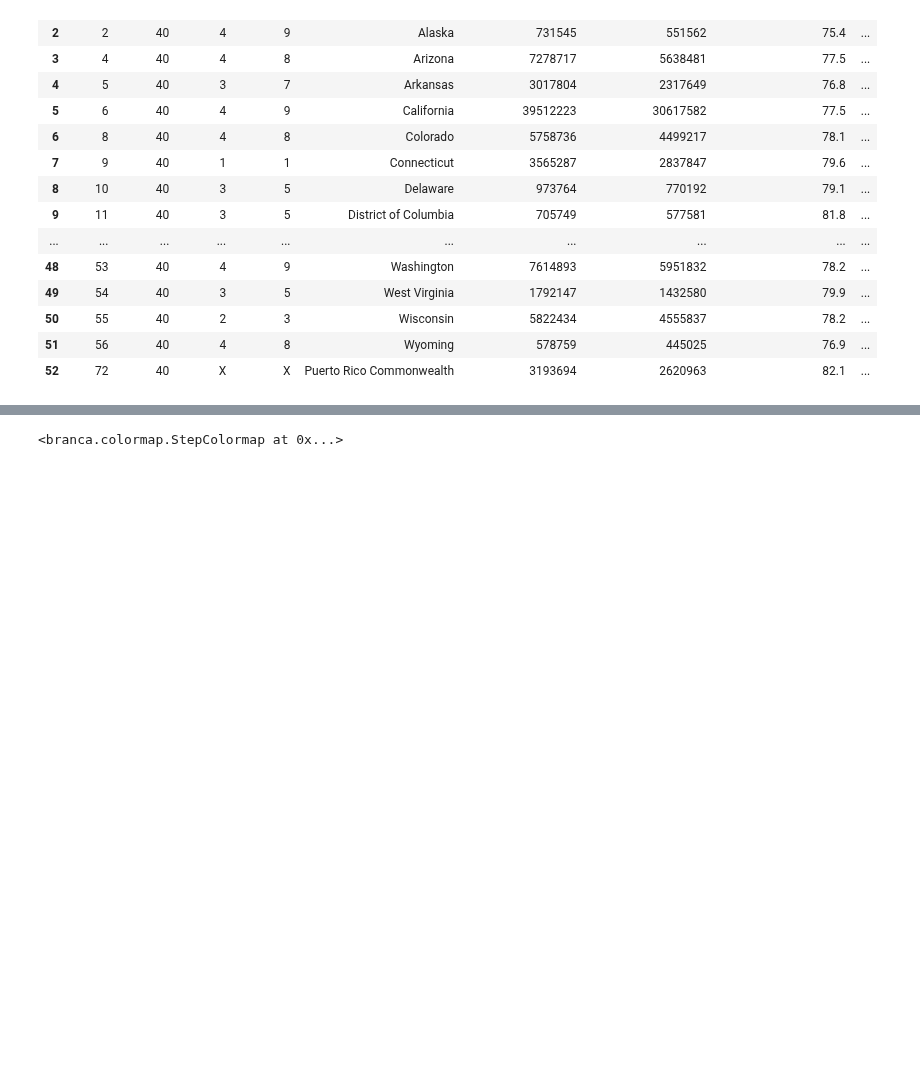
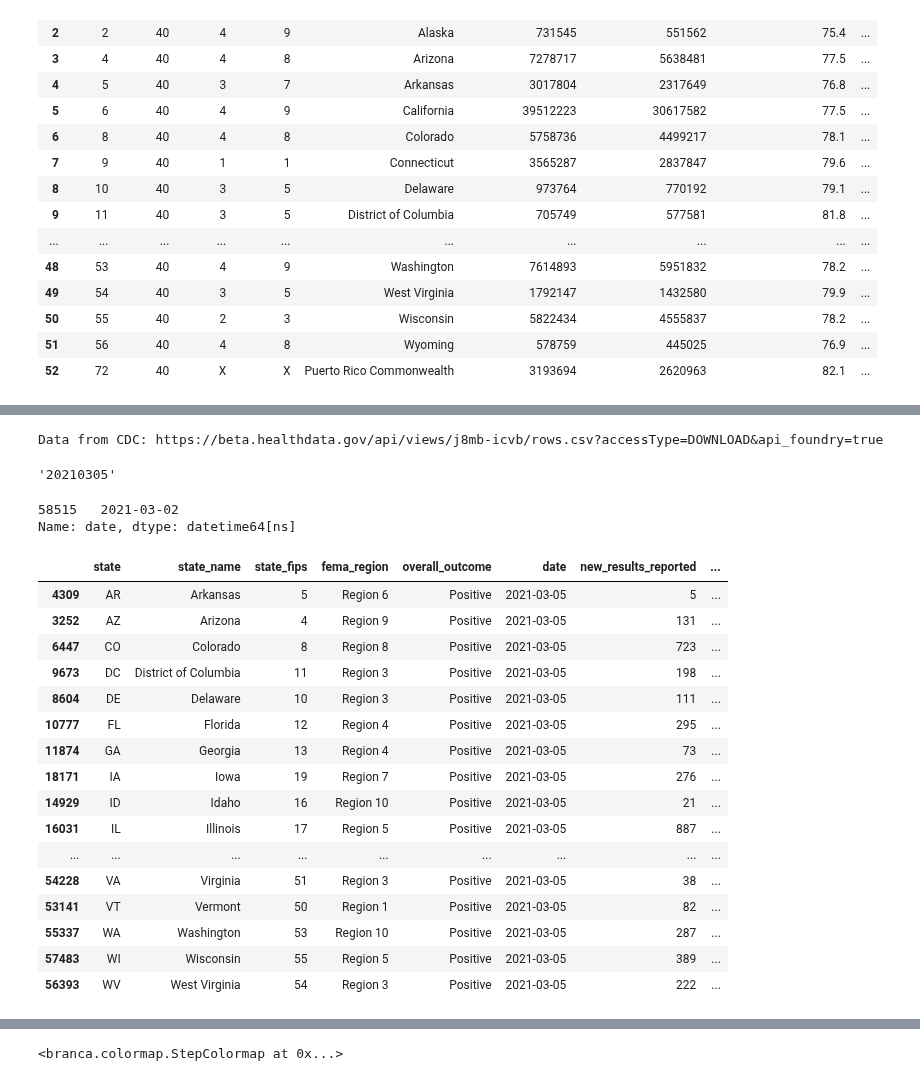
Before and after one commit to drf5n/YCSD_covid_metrics, a Jupyter notebook: CovidStates.ipynb, the cells around one changed output, grey strips where cells are left out. Drawn from its saved outputs; the diff is of its cells as text; code cells hidden in the pictures; blank space fills up the shorter version.

```diff
--- a/CovidStates.ipynb
+++ b/CovidStates.ipynb
@@ -105,0 +77,74 @@ display(doi)
+# %%
+# Download the state-level covid case histories from... and try to make a dfy from the last data
+
+
+state_source = "CDC"
+
+
+if state_source == "CovidTracking":
+    covids = pd.read_json('https://api.covidtracking.com/v1/states/daily.json')
+# Breaks after march 7 per
+# https://covidtracking.com/about-data/faq#what-will-happen-to-your-apidata-after-march-7
+# CovidTracking suggests https://healthdata.gov/dataset/covid-19-diagnostic-laboratory-testing-pcr-testing-time-series
+# which in turn suggests: https://beta.healthdata.gov/dataset/COVID-19-Diagnostic-Laboratory-Testing-PCR-Testing/j8mb-icvb
+# This new schema is a bit different
+
+    #covids["date"] = pd.to_datetime(covids['date'])
+    display(covids)
+    df = covids.sort_values(by=['state', 'date'])
+    display(df)
+
+    lastdate = int(covids.tail(1).date) # last day in file
+    #doi = lastdate # (bad as updates happen)
+    doi = int((datetime.datetime.now()-datetime.timedelta(days = 1)
+         ).strftime("%Y%m%d"))  # yesterday morning as an int
+    display(doi)
+
+    df['TC_diff']= df.groupby('state')['positive'].diff().fillna(0)
+    df['TC_sum14']= df.groupby('state')['positive'].diff(14).fillna(0)
+    df['TC_sum28']= df.groupby('state')['positive'].diff(28).fillna(0)
+    dfy = df[df['date']==doi].copy()
+
+elif  state_source == "CDC":
+    # 4 day lag seems to work
+    url = 'https://beta.healthdata.gov/api/views/j8mb-icvb/rows.csv?accessType=DOWNLOAD&api_foundry=true'
+    print(f"State COVID Data from {state_source}: {url}")
+    #covids = pd.read_json('https://beta.healthdata.gov/resource/j8mb-icvb.json')
+    covids = pd.read_csv(url)
+    covids["date"] = pd.to_datetime(covids['date'])
+    lastdate = covids.tail(1).date # last day in file
+    df = covids[covids["overall_outcome"]=="Positive"].sort_values(by=['state', 'date'])
+    doi = (datetime.datetime.now()-datetime.timedelta(days = 4)
+         ).strftime("%Y%m%d")  # yesterday morning as an int
+    display(doi, lastdate)
+    df['TC_diff']= df.groupby('state')['total_results_reported'].diff().fillna(0)
+    df['TC_sum14']= df.groupby('state')['total_results_reported'].diff(14).fillna(0)
+    df['TC_sum28']= df.groupby('state')['total_results_reported'].diff(28).fillna(0)
+    dfy = df[df['date']==doi].copy()
+
+
+    display(dfy)
+else:
+    print(f"No state daily data for {state_source}")
+# %% [output]
+Data from CDC: https://beta.healthdata.gov/api/views/j8mb-icvb/rows.csv?accessType=DOWNLOAD&api_foundry=true
+'20210305'
+58515   2021-03-02
+Name: date, dtype: datetime64[ns]
+|  | state | state_name | state_fips | fema_region | overall_outcome | date | new_results_reported | ... |
+| 4309 | AR | Arkansas | 5 | Region 6 | Positive | 2021-03-05 | 5 | ... |
+| 3252 | AZ | Arizona | 4 | Region 9 | Positive | 2021-03-05 | 131 | ... |
+| 6447 | CO | Colorado | 8 | Region 8 | Positive | 2021-03-05 | 723 | ... |
+| 9673 | DC | District of Columbia | 11 | Region 3 | Positive | 2021-03-05 | 198 | ... |
+| 8604 | DE | Delaware | 10 | Region 3 | Positive | 2021-03-05 | 111 | ... |
+| 10777 | FL | Florida | 12 | Region 4 | Positive | 2021-03-05 | 295 | ... |
+| 11874 | GA | Georgia | 13 | Region 4 | Positive | 2021-03-05 | 73 | ... |
+| 18171 | IA | Iowa | 19 | Region 7 | Positive | 2021-03-05 | 276 | ... |
+| 14929 | ID | Idaho | 16 | Region 10 | Positive | 2021-03-05 | 21 | ... |
+| 16031 | IL | Illinois | 17 | Region 5 | Positive | 2021-03-05 | 887 | ... |
+| ... | ... | ... | ... | ... | ... | ... | ... | ... |
+| 54228 | VA | Virginia | 51 | Region 3 | Positive | 2021-03-05 | 38 | ... |
+| 53141 | VT | Vermont | 50 | Region 1 | Positive | 2021-03-05 | 82 | ... |
+| 55337 | WA | Washington | 53 | Region 10 | Positive | 2021-03-05 | 287 | ... |
+| 57483 | WI | Wisconsin | 55 | Region 5 | Positive | 2021-03-05 | 389 | ... |
+| 56393 | WV | West Virginia | 54 | Region 3 | Positive | 2021-03-05 | 222 | ... |
```
Also changed, not shown: parts of 5 cells of this notebook, 15 other files.
